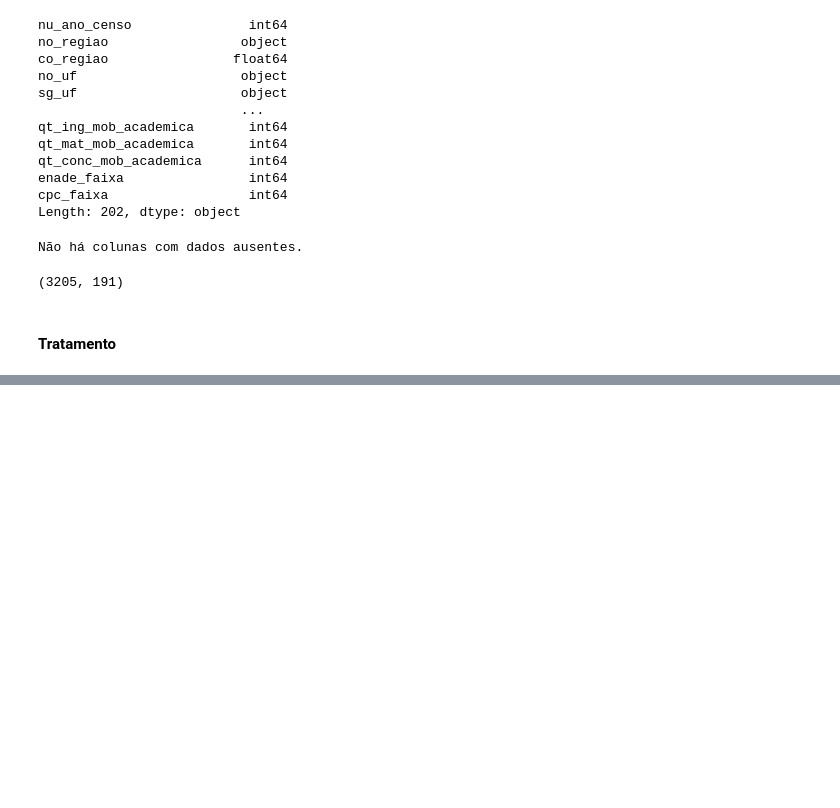
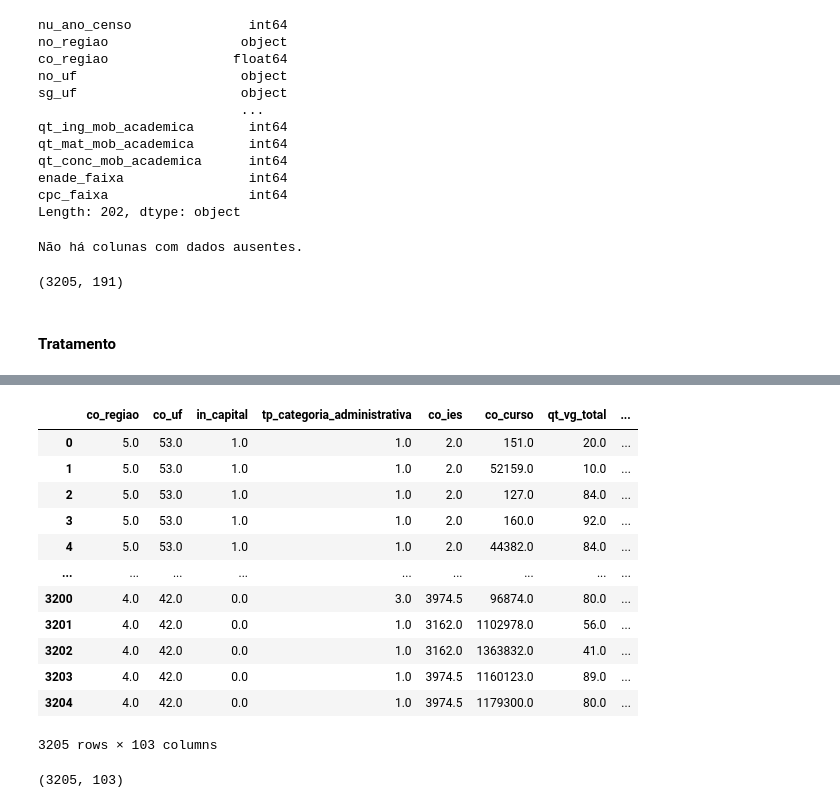
Before and after one commit to Thamires-Lopes/agrupamento-tcc, a Jupyter notebook: agrupamentoNovo/Processamento_geral.ipynb, the cells around one changed output, grey strips where cells are left out. Saved outputs shown, nothing was run; the diff lists cells and outputs as text; code cells hidden in the pictures; blank space fills up the shorter version.

Commit message:
Ajustes e continuação do processamento geral

```diff
--- a/agrupamentoNovo/Processamento_geral.ipynb
+++ b/agrupamentoNovo/Processamento_geral.ipynb
@@ -166,0 +298,27 @@ df.shape
+# %%
+df1 = df.drop(['no_curso','no_municipio','no_cine_area_geral','tp_grau_academico','enade_faixa', 'cpc_faixa'],axis=1)
+# %%
+sel = VarianceThreshold(threshold=(0))
+df_selected = sel.fit_transform(df1)
+cols_selected = df1.columns[sel.get_support(indices=True)]
+df_selected = pd.DataFrame(df_selected, columns=cols_selected)
+# %%
+df_selected
+# %% [output]
+|  | co_regiao | co_uf | in_capital | tp_categoria_administrativa | co_ies | co_curso | qt_vg_total | ... |
+| 0 | 5.0 | 53.0 | 1.0 | 1.0 | 2.0 | 151.0 | 20.0 | ... |
+| 1 | 5.0 | 53.0 | 1.0 | 1.0 | 2.0 | 52159.0 | 10.0 | ... |
+| 2 | 5.0 | 53.0 | 1.0 | 1.0 | 2.0 | 127.0 | 84.0 | ... |
+| 3 | 5.0 | 53.0 | 1.0 | 1.0 | 2.0 | 160.0 | 92.0 | ... |
+| 4 | 5.0 | 53.0 | 1.0 | 1.0 | 2.0 | 44382.0 | 84.0 | ... |
+| ... | ... | ... | ... | ... | ... | ... | ... | ... |
+| 3200 | 4.0 | 42.0 | 0.0 | 3.0 | 3974.5 | 96874.0 | 80.0 | ... |
+| 3201 | 4.0 | 42.0 | 0.0 | 1.0 | 3162.0 | 1102978.0 | 56.0 | ... |
+| 3202 | 4.0 | 42.0 | 0.0 | 1.0 | 3162.0 | 1363832.0 | 41.0 | ... |
+| 3203 | 4.0 | 42.0 | 0.0 | 1.0 | 3974.5 | 1160123.0 | 89.0 | ... |
+| 3204 | 4.0 | 42.0 | 0.0 | 1.0 | 3974.5 | 1179300.0 | 80.0 | ... |
+3205 rows × 103 columns
+# %%
+df_selected.shape
+# %% [output]
+(3205, 103)
```
Also changed, not shown: parts of 43 cells of this notebook, 3 other files.
